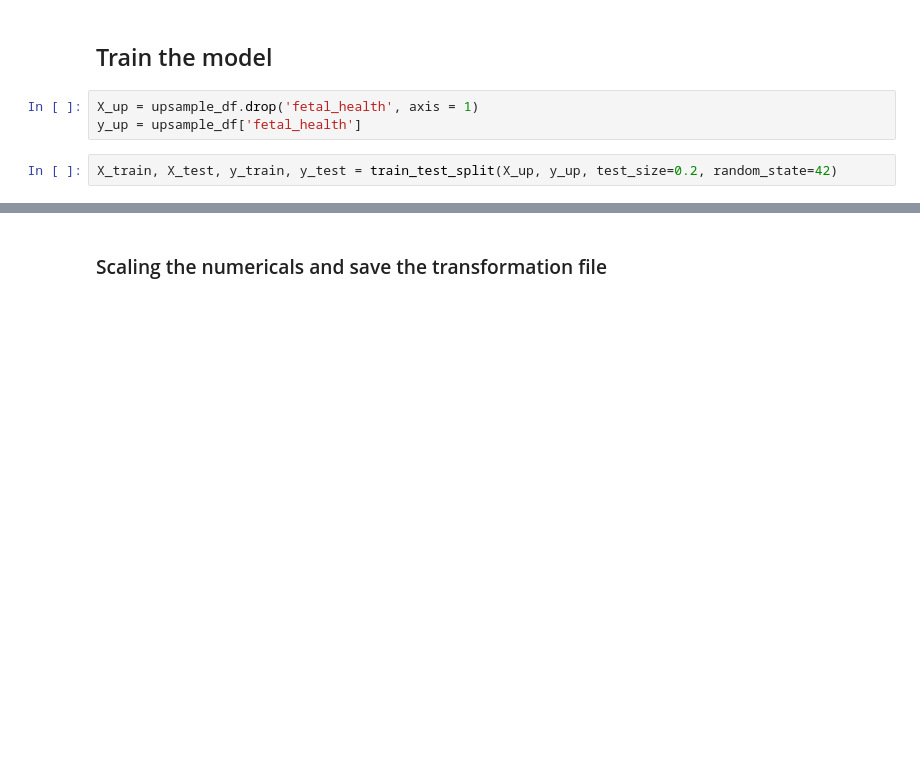
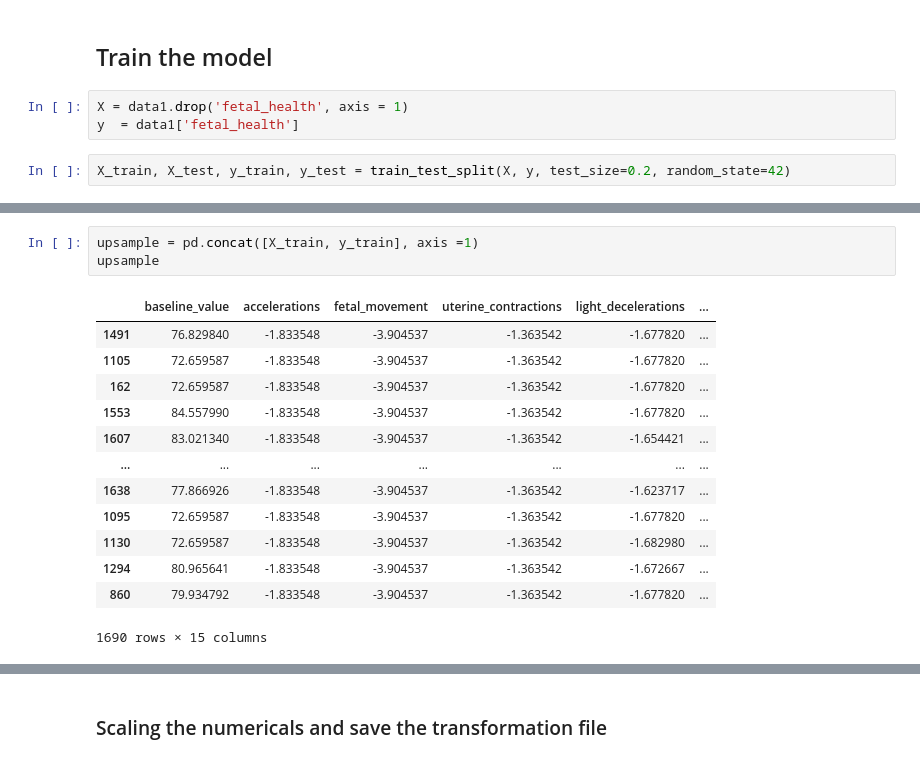
Before and after one commit to yuawano/fetal_health_classification, a Jupyter notebook: 3.1_ML_upsampling.ipynb, the cells around one changed output, grey strips where cells are left out. Saved outputs shown, nothing was run; the diff lists cells and outputs as text; blank space fills up the shorter version.

```diff
--- a/3.1_ML_upsampling.ipynb
+++ b/3.1_ML_upsampling.ipynb
@@ -76,7 +53,7 @@ Name: fetal_health, dtype: int64
 # %% [markdown]
 ## Train the model
 # %%
-X_up = upsample_df.drop('fetal_health', axis = 1)
-y_up = upsample_df['fetal_health']
+X = data1.drop('fetal_health', axis = 1)
+y  = data1['fetal_health']
 # %%
-X_train, X_test, y_train, y_test = train_test_split(X_up, y_up, test_size=0.2, random_state=42)
+X_train, X_test, y_train, y_test = train_test_split(X, y, test_size=0.2, random_state=42)
@@ -82,0 +73,17 @@ X_train, X_test, y_train, y_test = train_test_split(X_up, y_up, test_size=0.2, r
+# %%
+upsample = pd.concat([X_train, y_train], axis =1)
+upsample
+# %% [output]
+|  | baseline_value | accelerations | fetal_movement | uterine_contractions | light_decelerations | ... |
+| 1491 | 76.829840 | -1.833548 | -3.904537 | -1.363542 | -1.677820 | ... |
+| 1105 | 72.659587 | -1.833548 | -3.904537 | -1.363542 | -1.677820 | ... |
+| 162 | 72.659587 | -1.833548 | -3.904537 | -1.363542 | -1.677820 | ... |
+| 1553 | 84.557990 | -1.833548 | -3.904537 | -1.363542 | -1.677820 | ... |
+| 1607 | 83.021340 | -1.833548 | -3.904537 | -1.363542 | -1.654421 | ... |
+| ... | ... | ... | ... | ... | ... | ... |
+| 1638 | 77.866926 | -1.833548 | -3.904537 | -1.363542 | -1.623717 | ... |
+| 1095 | 72.659587 | -1.833548 | -3.904537 | -1.363542 | -1.677820 | ... |
+| 1130 | 72.659587 | -1.833548 | -3.904537 | -1.363542 | -1.682980 | ... |
+| 1294 | 80.965641 | -1.833548 | -3.904537 | -1.363542 | -1.672667 | ... |
+| 860 | 79.934792 | -1.833548 | -3.904537 | -1.363542 | -1.677820 | ... |
+1690 rows × 15 columns
```
Also changed, not shown: parts of 26 cells of this notebook, 1 other file.
